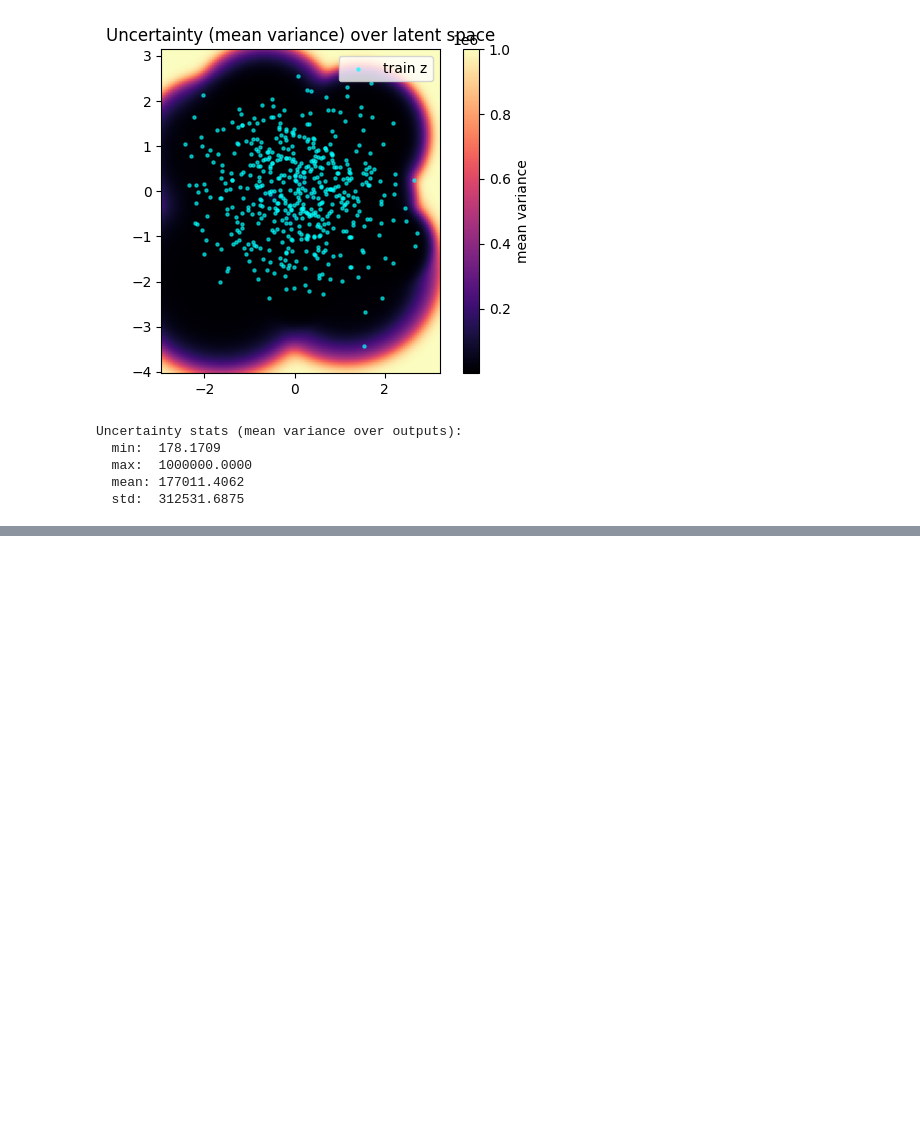
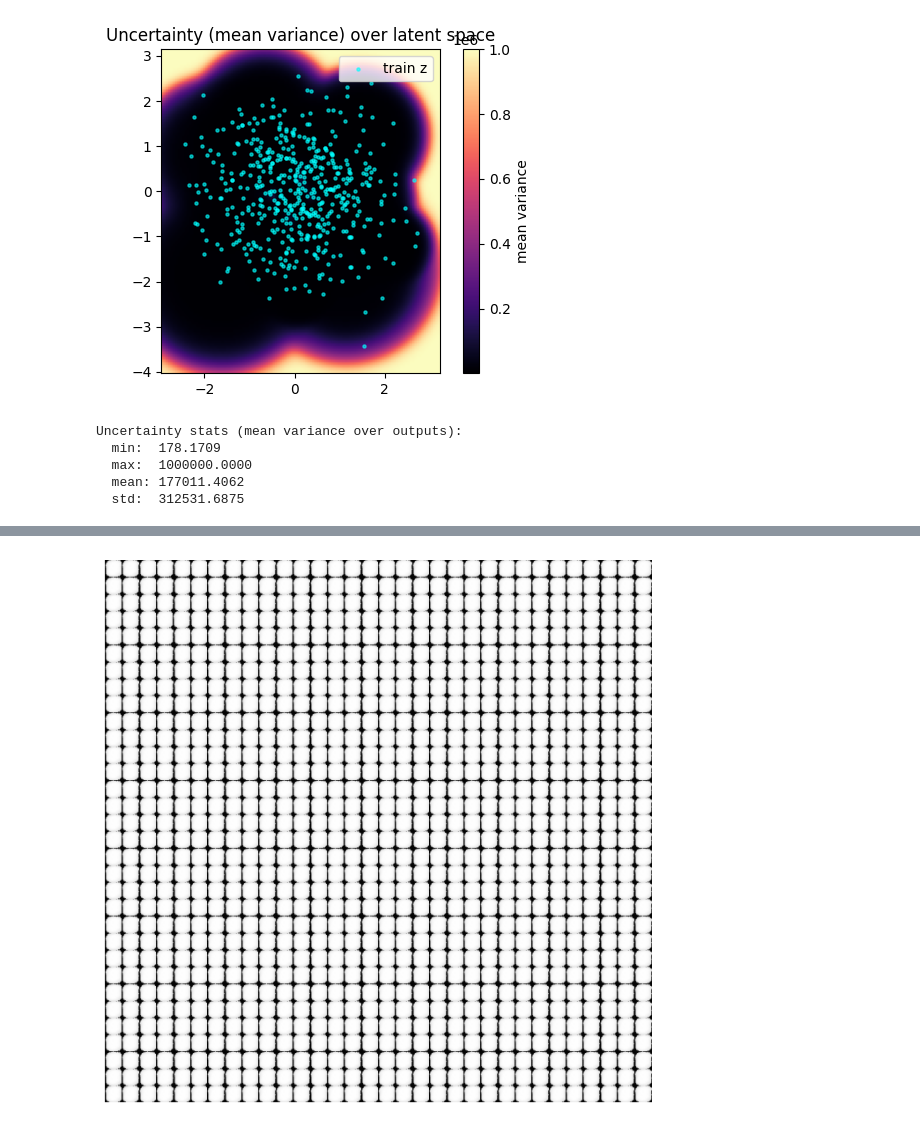
Before and after one commit to TrymNOHG/generative-uncertainty, a Jupyter notebook: training.ipynb, the cells around one changed output, grey strips where cells are left out. Cells and saved outputs as stored; diff of their text form; code cells hidden in the pictures; blank space fills up the shorter version.

```diff
--- a/training.ipynb
+++ b/training.ipynb
@@ -440,0 +477,42 @@ plt.show()
+# %%
+import numpy as np
+import matplotlib.pyplot as plt
+model = uvae
+
+n_steps = 32
+
+
+# Create a grid of points between 0.01 and 0.99
+x = torch.linspace(0.01, 0.99, n_steps)
+y = torch.linspace(0.01, 0.99, n_steps)
+
+# Create a grid of points
+grid_points = torch.zeros(n_steps * n_steps, 2)
+
+# Create meshgrid of points
+X, Y = torch.meshgrid(x, y, indexing='ij')
+
+# Convert to standard normal values using inverse CDF (probit function)
+from scipy.stats import norm
+X = torch.tensor(norm.ppf(X.numpy().astype(np.float32)))
+Y = torch.tensor(norm.ppf(Y.numpy().astype(np.float32)))
+
+# Combine into grid points
+grid_points = torch.stack([X.flatten(), Y.flatten()], dim=1).float().to(device)
+
+# Generate images from the latent points
+with torch.no_grad():
+    model.eval()
+    (generated, _) = model.decoder(grid_points)
+    generated = generated.reshape(-1, 1, 28, 28)
+
+_, axes = plt.subplots(n_steps, n_steps, figsize=(8, 8))
+plt.subplots_adjust(wspace=0, hspace=0)
+for i in range(n_steps):
+    for j in range(n_steps):
+        axes[i,j].imshow(generated[i * n_steps + j].cpu().squeeze(), cmap='gray')
+        axes[i,j].axis('off')
+
+plt.show()
+# %% [output]
+[figure, added]
```
Also changed, not shown: parts of 13 cells of this notebook, 15 other files.
